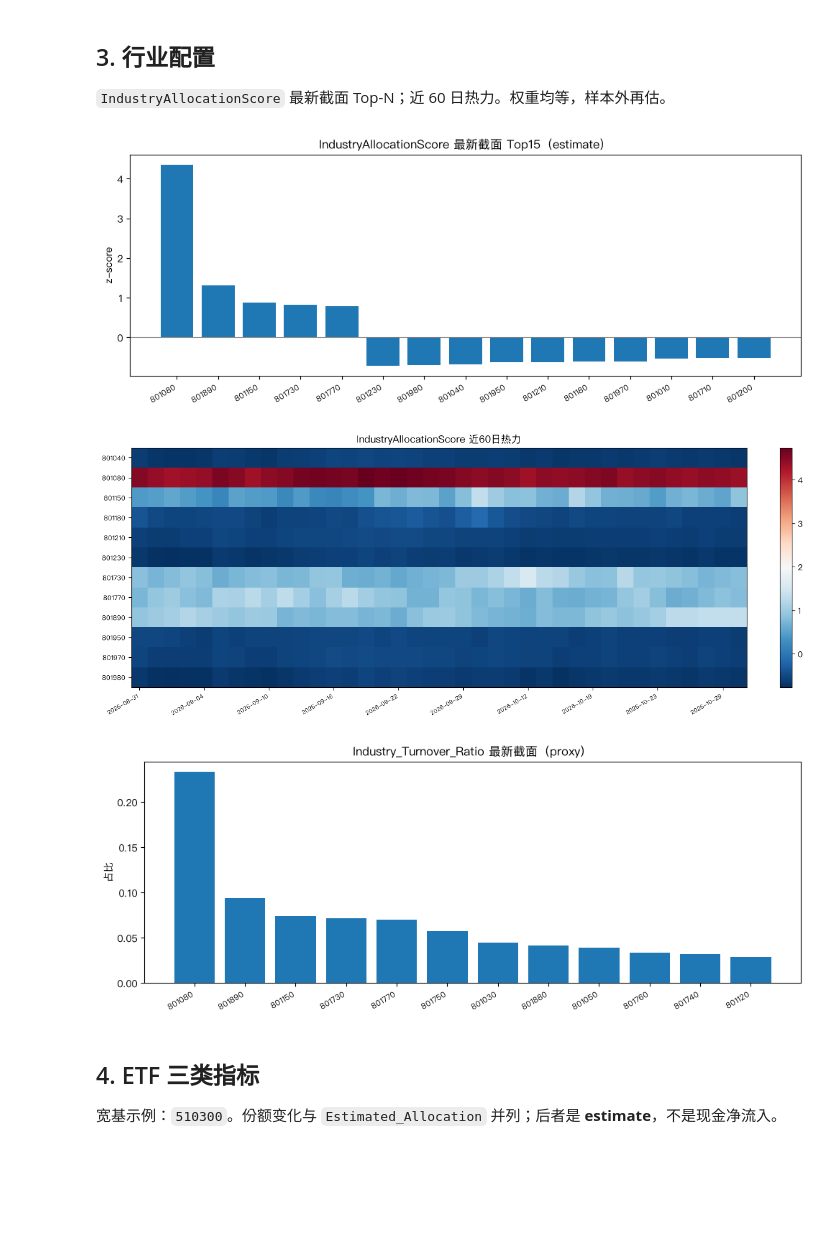
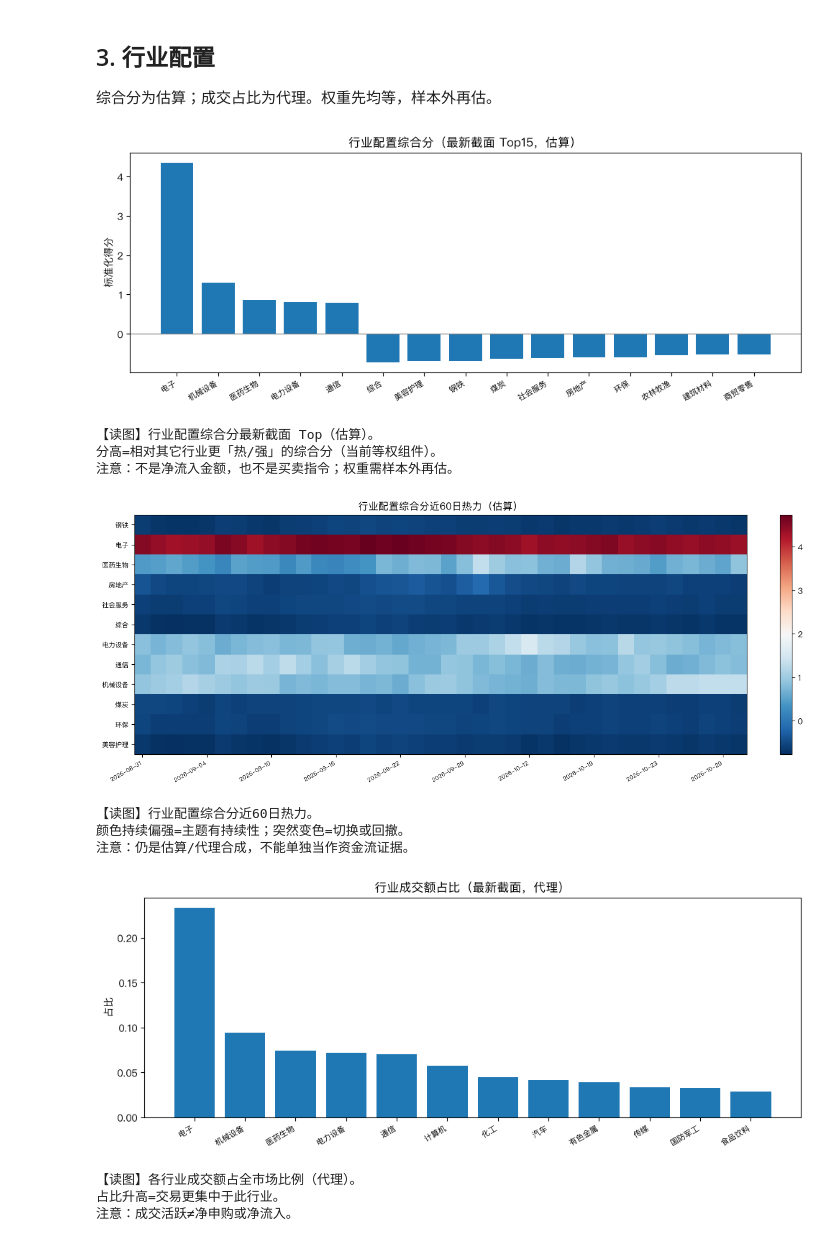
Before and after one commit to TangPiece/qlib, a Jupyter notebook: examples/alloc_v2/dashboard.ipynb, the cells around one changed output. Drawn from its saved outputs; the diff is of its cells as text; code cells hidden in the pictures; blank space fills up the shorter version.

```diff
--- a/examples/alloc_v2/dashboard.ipynb
+++ b/examples/alloc_v2/dashboard.ipynb
@@ -109,38 +112,46 @@ plt.show()
-# %% [markdown]
-## 3. 行业配置
-
-`IndustryAllocationScore` 最新截面 Top-N；近 60 日热力。权重均等，样本外再估。
+# %% [markdown]
+## 3. 行业配置
+
+综合分为估算；成交占比为代理。权重先均等，样本外再估。
 # %%
 score_top = P.latest_cross_section(factors, "IndustryAllocationScore", top_n=15)
 fig = P.plot_bar(
     list(score_top.index.astype(str)),
     list(score_top.values),
-    title="IndustryAllocationScore 最新截面 Top15（estimate）",
-    ylabel="z-score",
+    title="行业配置综合分（最新截面 Top15，估算）",
+    ylabel="标准化得分",
 )
 plt.show()
+P.print_caption("industry_score_bar")
 
 fig = P.plot_heatmap_pivot(
     factors,
     "IndustryAllocationScore",
-    title="IndustryAllocationScore 近60日热力",
+    title="行业配置综合分近60日热力（估算）",
     last_n_days=60,
 )
 plt.show()
+P.print_caption("industry_score_heat")
 
 turn_top = P.latest_cross_section(factors, "Industry_Turnover_Ratio", top_n=12)
 fig = P.plot_bar(
     list(turn_top.index.astype(str)),
     list(turn_top.values),
-    title="Industry_Turnover_Ratio 最新截面（proxy）",
+    title="行业成交额占比（最新截面，代理）",
     ylabel="占比",
 )
 plt.show()
+P.print_caption("industry_turnover")
 # %% [output]
-[figure, old version]
+[figure, new version]
+【读图】行业配置综合分最新截面 Top（估算）。
+分高=相对其它行业更「热/强」的综合分（当前等权组件）。
+注意：不是净流入金额，也不是买卖指令；权重需样本外再估。
-[figure, old version]
+[figure, new version]
+【读图】行业配置综合分近60日热力。
+颜色持续偏强=主题有持续性；突然变色=切换或回撤。
+注意：仍是估算/代理合成，不能单独当作资金流证据。
-[figure, old version]
+[figure, new version]
+【读图】各行业成交额占全市场比例（代理）。
+占比升高=交易更集中于此行业。
+注意：成交活跃≠净申购或净流入。
-# %% [markdown]
-## 4. ETF 三类指标
-
-宽基示例：`510300`。份额变化与 `Estimated_Allocation` 并列；后者是 **estimate**，不是现金净流入。
```
Also changed, not shown: parts of 12 cells of this notebook, 5 other files.
